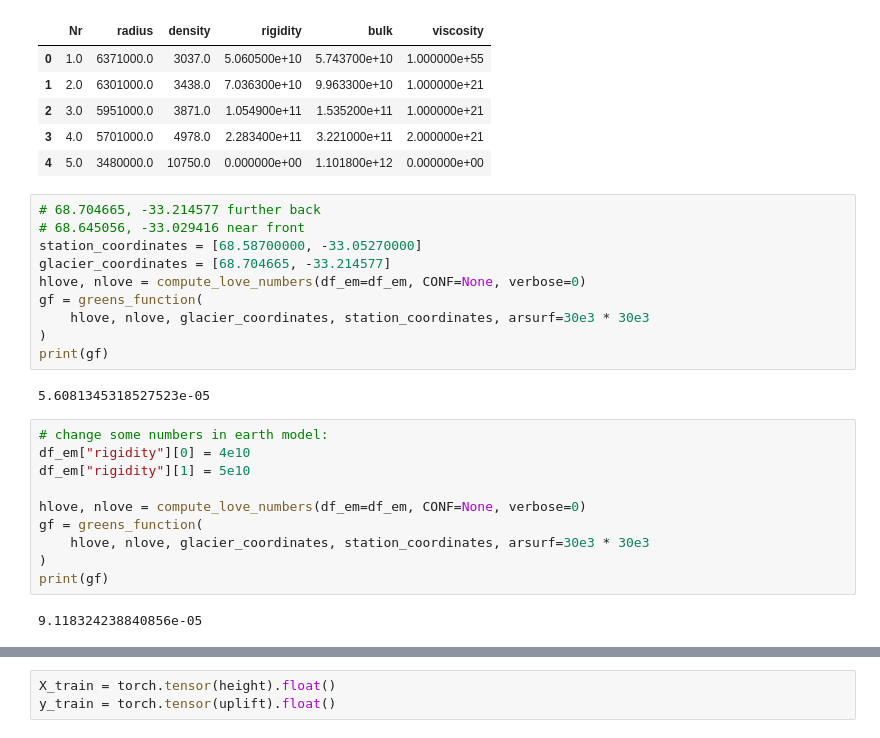
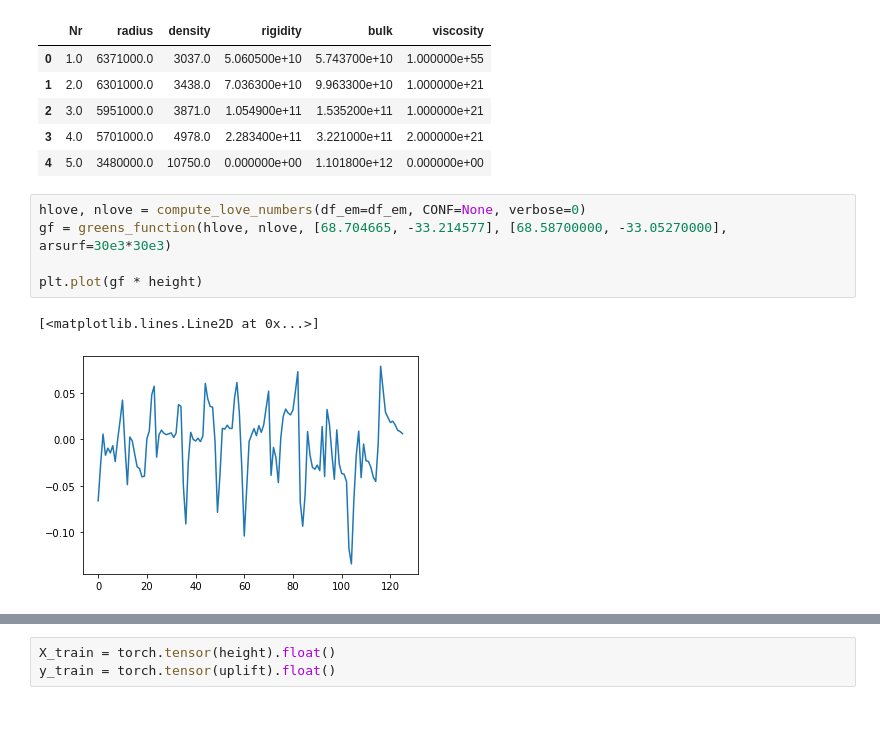
Before and after one commit to eyhl/premis, a Jupyter notebook: notebooks/pyro_model.ipynb, the cells around one changed output, grey strips where cells are left out. Drawn from its saved outputs; the diff is of its cells as text.

```diff
--- a/notebooks/pyro_model.ipynb
+++ b/notebooks/pyro_model.ipynb
@@ -57,26 +115,10 @@ df_em
 | 3 | 4.0 | 5701000.0 | 4978.0 | 2.283400e+11 | 3.221000e+11 | 2.000000e+21 |
 | 4 | 5.0 | 3480000.0 | 10750.0 | 0.000000e+00 | 1.101800e+12 | 0.000000e+00 |
 # %%
-# 68.704665, -33.214577 further back
-# 68.645056, -33.029416 near front
-station_coordinates = [68.58700000, -33.05270000]
-glacier_coordinates = [68.704665, -33.214577]
 hlove, nlove = compute_love_numbers(df_em=df_em, CONF=None, verbose=0)
-gf = greens_function(
-    hlove, nlove, glacier_coordinates, station_coordinates, arsurf=30e3 * 30e3
-)
-print(gf)
+gf = greens_function(hlove, nlove, [68.704665, -33.214577], [68.58700000, -33.05270000], arsurf=30e3*30e3)
+
+plt.plot(gf * height)
 # %% [output]
-5.6081345318527523e-05
+[<matplotlib.lines.Line2D at 0x...>]
+[figure, added]
-# %%
-# change some numbers in earth model:
-df_em["rigidity"][0] = 4e10
-df_em["rigidity"][1] = 5e10
-
-hlove, nlove = compute_love_numbers(df_em=df_em, CONF=None, verbose=0)
-gf = greens_function(
-    hlove, nlove, glacier_coordinates, station_coordinates, arsurf=30e3 * 30e3
-)
-print(gf)
-# %% [output]
-9.118324238840856e-05
```
Also changed, not shown: parts of 26 cells of this notebook, 1 other file.
